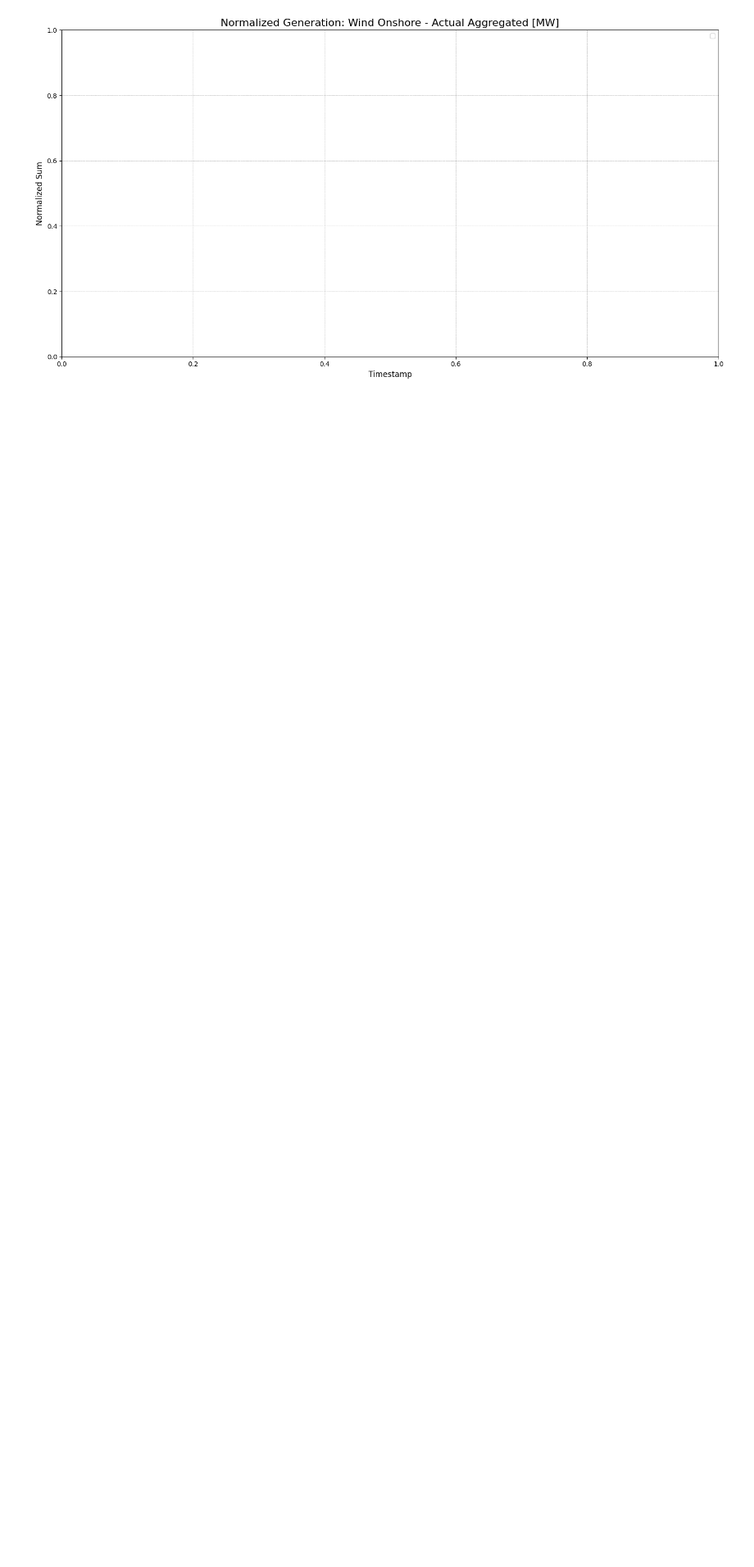
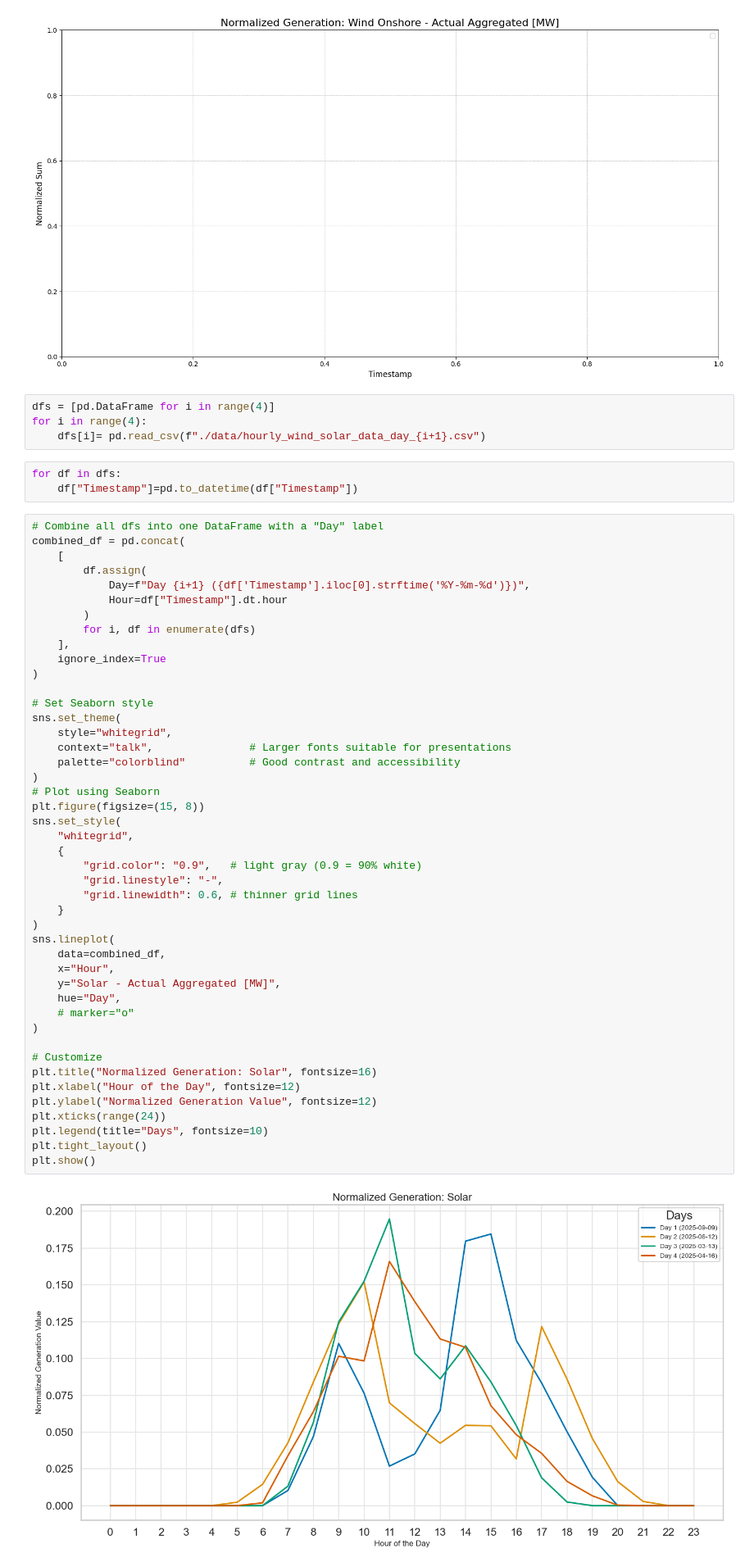
Before and after one commit to Alexult/JIP, a Jupyter notebook: temp.ipynb, the cells around one changed output. Shown: that part at 82% size. Cells and saved outputs as stored; diff of their text form; blank space fills up the shorter version.

Commit message:
update plots

```diff
--- a/temp.ipynb
+++ b/temp.ipynb
@@ -121,3 +122,57 @@ for gen_type in sorted(list(generation_types)):
 [figure]
 [figure]
 [figure]
+# %%
+dfs = [pd.DataFrame for i in range(4)]
+for i in range(4):
+    dfs[i]= pd.read_csv(f"./data/hourly_wind_solar_data_day_{i+1}.csv")
+# %%
+for df in dfs:
+    df["Timestamp"]=pd.to_datetime(df["Timestamp"])
+# %%
+# Combine all dfs into one DataFrame with a "Day" label
+combined_df = pd.concat(
+    [
+        df.assign(
+            Day=f"Day {i+1} ({df['Timestamp'].iloc[0].strftime('%Y-%m-%d')})",
+            Hour=df["Timestamp"].dt.hour
+        )
+        for i, df in enumerate(dfs)
+    ],
+    ignore_index=True
+)
+
+# Set Seaborn style
+sns.set_theme(
+    style="whitegrid",
+    context="talk",               # Larger fonts suitable for presentations
+    palette="colorblind"          # Good contrast and accessibility
+)
+# Plot using Seaborn
+plt.figure(figsize=(15, 8))
+sns.set_style(
+    "whitegrid",
+    {
+        "grid.color": "0.9",   # light gray (0.9 = 90% white)
+        "grid.linestyle": "-",
+        "grid.linewidth": 0.6, # thinner grid lines
+    }
+)
+sns.lineplot(
+    data=combined_df,
+    x="Hour",
+    y="Solar - Actual Aggregated [MW]",
+    hue="Day",
+    # marker="o"
+)
+
+# Customize
+plt.title("Normalized Generation: Solar", fontsize=16)
+plt.xlabel("Hour of the Day", fontsize=12)
+plt.ylabel("Normalized Generation Value", fontsize=12)
+plt.xticks(range(24))
+plt.legend(title="Days", fontsize=10)
+plt.tight_layout()
+plt.show()
+# %% [output]
+[figure, added]
```
Also changed, not shown: parts of 2 cells of this notebook, 1 other file.
